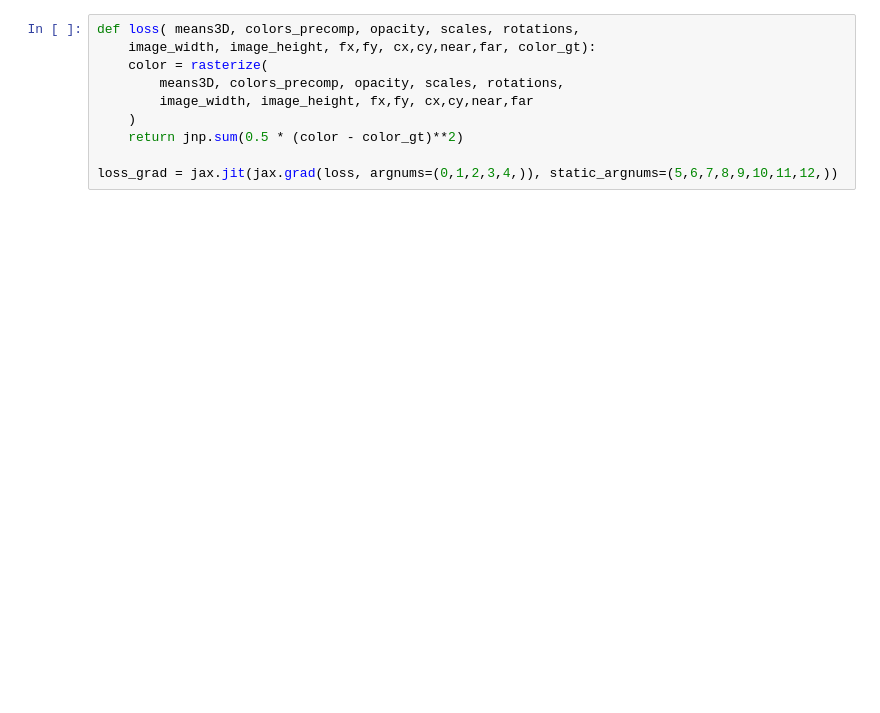
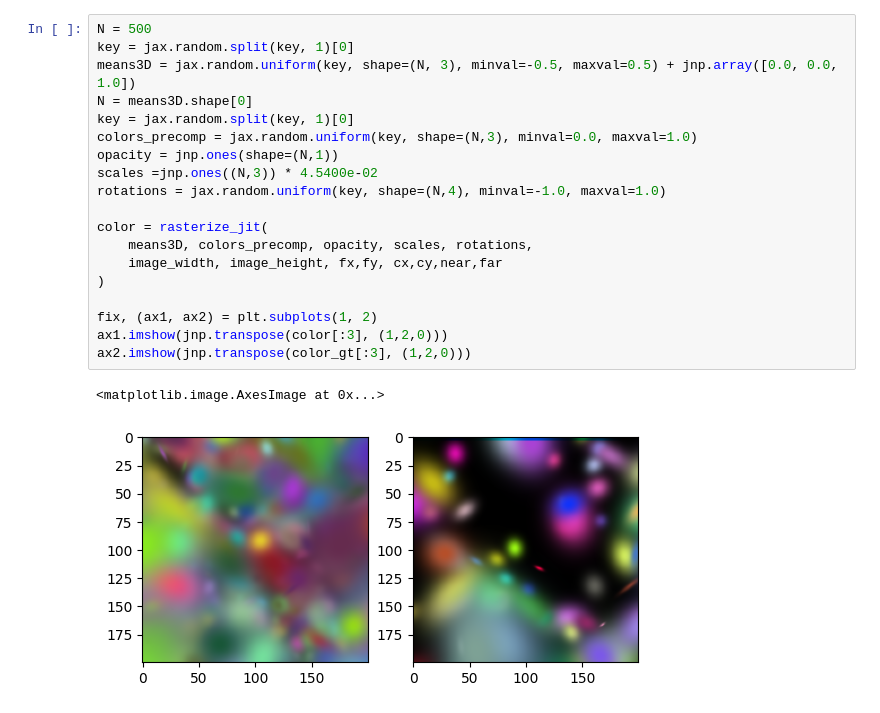
Before and after one commit to nishadgothoskar/diff-gaussian-rasterization, a Jupyter notebook: optimization.ipynb, the cells around one changed output. Saved outputs shown, nothing was run; the diff lists cells and outputs as text; blank space fills up the shorter version.

```diff
--- a/optimization.ipynb
+++ b/optimization.ipynb
@@ -58,12 +46,24 @@ ax2.imshow(jnp.transpose(color_gt, (1,2,0)))
-# %%
-def loss( means3D, colors_precomp, opacity, scales, rotations,
-    image_width, image_height, fx,fy, cx,cy,near,far, color_gt):
-    color = rasterize(
-        means3D, colors_precomp, opacity, scales, rotations,
-        image_width, image_height, fx,fy, cx,cy,near,far
-    )
-    return jnp.sum(0.5 * (color - color_gt)**2)
-
-loss_grad = jax.jit(jax.grad(loss, argnums=(0,1,2,3,4,)), static_argnums=(5,6,7,8,9,10,11,12,))
+# %%
+N = 500
+key = jax.random.split(key, 1)[0]
+means3D = jax.random.uniform(key, shape=(N, 3), minval=-0.5, maxval=0.5) + jnp.array([0.0, 0.0, 1.0])
+N = means3D.shape[0]
+key = jax.random.split(key, 1)[0]
+colors_precomp = jax.random.uniform(key, shape=(N,3), minval=0.0, maxval=1.0)
+opacity = jnp.ones(shape=(N,1))
+scales =jnp.ones((N,3)) * 4.5400e-02
+rotations = jax.random.uniform(key, shape=(N,4), minval=-1.0, maxval=1.0)
+
+color = rasterize_jit(
+    means3D, colors_precomp, opacity, scales, rotations,
+    image_width, image_height, fx,fy, cx,cy,near,far
+)
+
+fix, (ax1, ax2) = plt.subplots(1, 2)
+ax1.imshow(jnp.transpose(color[:3], (1,2,0)))
+ax2.imshow(jnp.transpose(color_gt[:3], (1,2,0)))
+# %% [output]
+<matplotlib.image.AxesImage at 0x...>
+[figure, added]
 # %%
 for _ in range(100):
```
Also changed, not shown: parts of 10 cells of this notebook, 4 other files.
